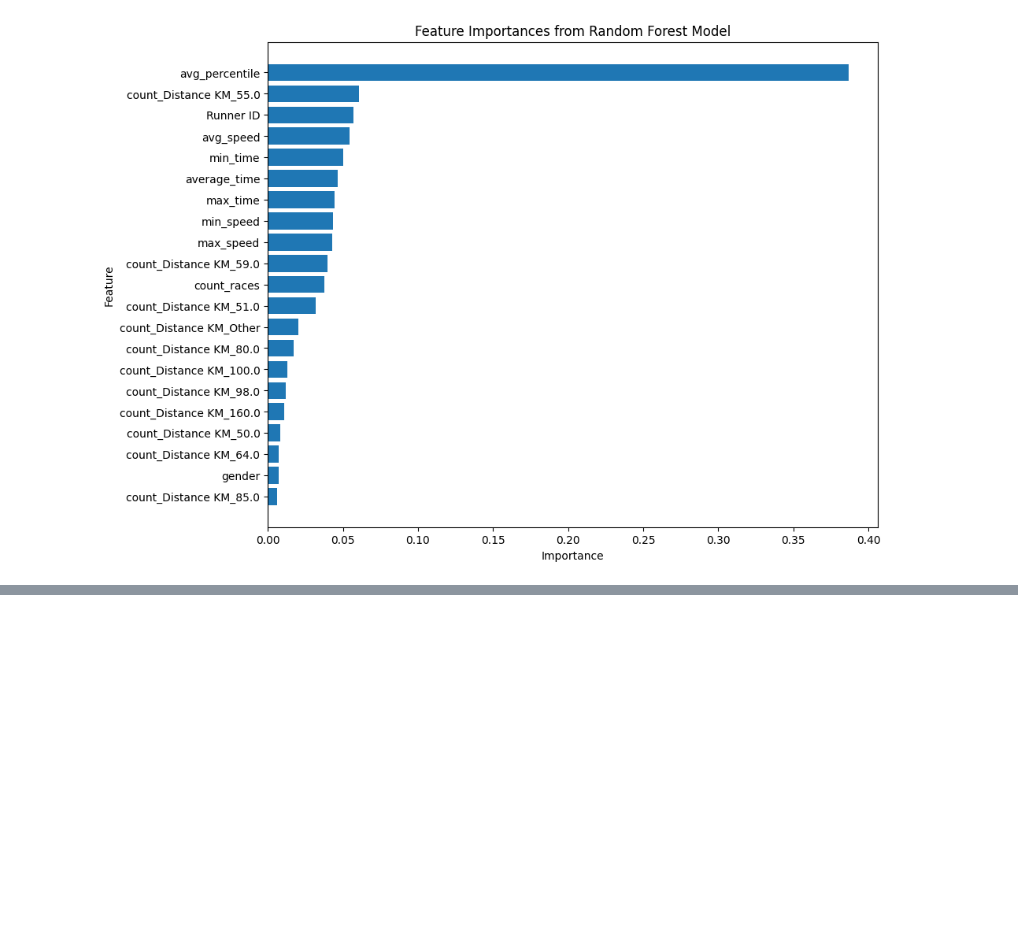
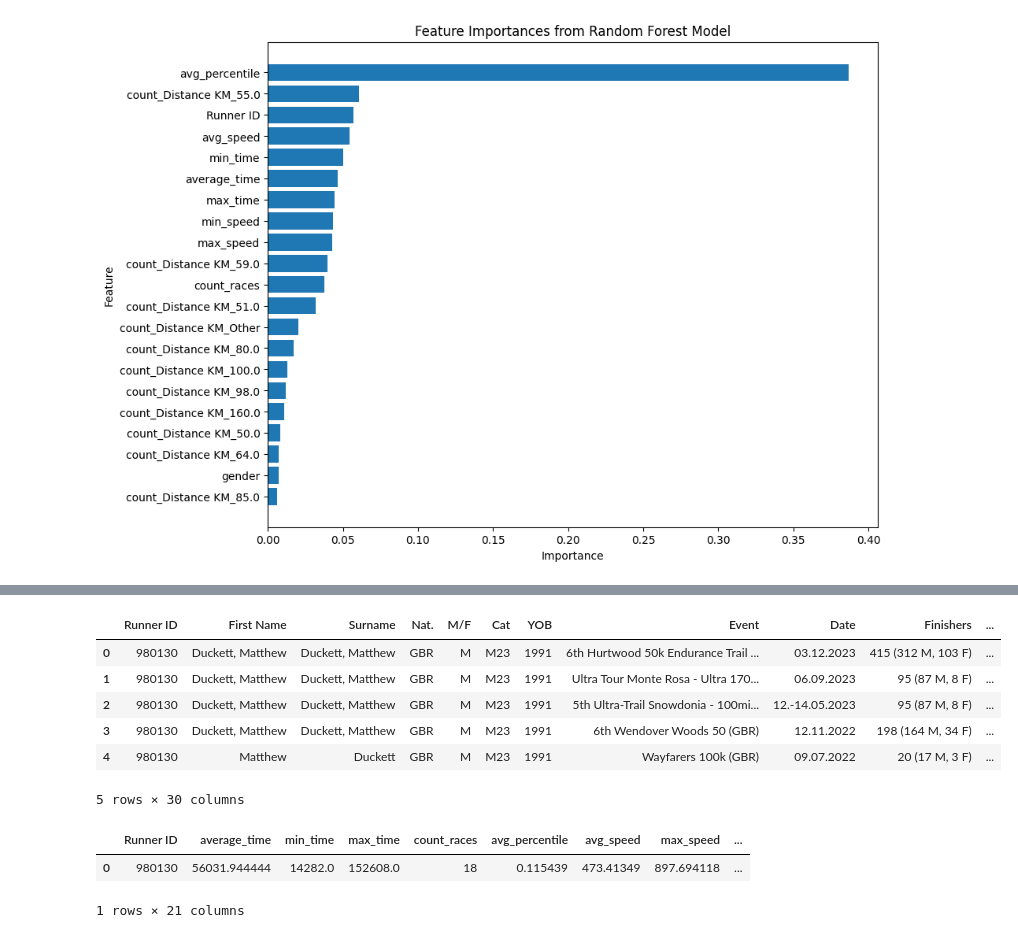
Before and after one commit to Dusoye/BobGraham, a Jupyter notebook: bobgraham.ipynb, the cells around one changed output, grey strips where cells are left out. Saved outputs shown, nothing was run; the diff lists cells and outputs as text; code cells hidden in the pictures; blank space fills up the shorter version.

Commit message:
complete predictions

```diff
--- a/bobgraham.ipynb
+++ b/bobgraham.ipynb
@@ -740,0 +823,45 @@ plt.show()
+# %%
+def prepare_data_for_prediction(new_data, expected_features):
+    # Add missing columns with default value of zero
+    for feature in expected_features:
+        if feature not in new_data.columns:
+            new_data[feature] = 0
+
+    # Reorder columns to match the model's expectations
+    new_data = new_data.reindex(columns=expected_features, fill_value=0)
+
+    return new_data
+
+# Example usage
+model_features = list(df_encoded.columns)  # Where model_features are your model's features
+prepared_data = prepare_data_for_prediction(runner_encoded, model_features)
+# %%
+prepared_data.head()
+# %% [output]
+|  | Runner ID | First Name | Surname | Nat. | M/F | Cat | YOB | Event | Date | Finishers | ... |
+| 0 | 980130 | Duckett, Matthew | Duckett, Matthew | GBR | M | M23 | 1991 | 6th Hurtwood 50k Endurance Trail ... | 03.12.2023 | 415 (312 M, 103 F) | ... |
+| 1 | 980130 | Duckett, Matthew | Duckett, Matthew | GBR | M | M23 | 1991 | Ultra Tour Monte Rosa - Ultra 170... | 06.09.2023 | 95 (87 M, 8 F) | ... |
+| 2 | 980130 | Duckett, Matthew | Duckett, Matthew | GBR | M | M23 | 1991 | 5th Ultra-Trail Snowdonia - 100mi... | 12.-14.05.2023 | 95 (87 M, 8 F) | ... |
+| 3 | 980130 | Duckett, Matthew | Duckett, Matthew | GBR | M | M23 | 1991 | 6th Wendover Woods 50 (GBR) | 12.11.2022 | 198 (164 M, 34 F) | ... |
+| 4 | 980130 | Matthew | Duckett | GBR | M | M23 | 1991 | Wayfarers 100k (GBR) | 09.07.2022 | 20 (17 M, 3 F) | ... |
+5 rows × 30 columns
+# %%
+# Aggregate data to create features
+features_runner = prepared_data.groupby('Runner ID').agg(
+    average_time=('Time Seconds Finish', 'mean'),
+    min_time=('Time Seconds Finish', 'min'),
+    max_time=('Time Seconds Finish', 'max'),
+    count_races=('Time Seconds Finish', 'count'),
+    avg_percentile=('Finish Percentage', 'mean'),
+    avg_speed=('Average Speed', 'mean'),
+    max_speed=('Average Speed', 'max'),
+    min_speed=('Average Speed', 'min'),
+    gender=('gender_encoded', 'mean'),
+    **{f"count_{dist}": (f"{dist}", 'sum') for dist in df_encoded.columns if 'Distance KM_' in dist}
+).reset_index()
+
+print(features_runner)
+# %% [output]
+|  | Runner ID | average_time | min_time | max_time | count_races | avg_percentile | avg_speed | max_speed | ... |
+| 0 | 980130 | 56031.944444 | 14282.0 | 152608.0 | 18 | 0.115439 | 473.41349 | 897.694118 | ... |
+1 rows × 21 columns
```
Also changed, not shown: parts of 15 cells of this notebook.
